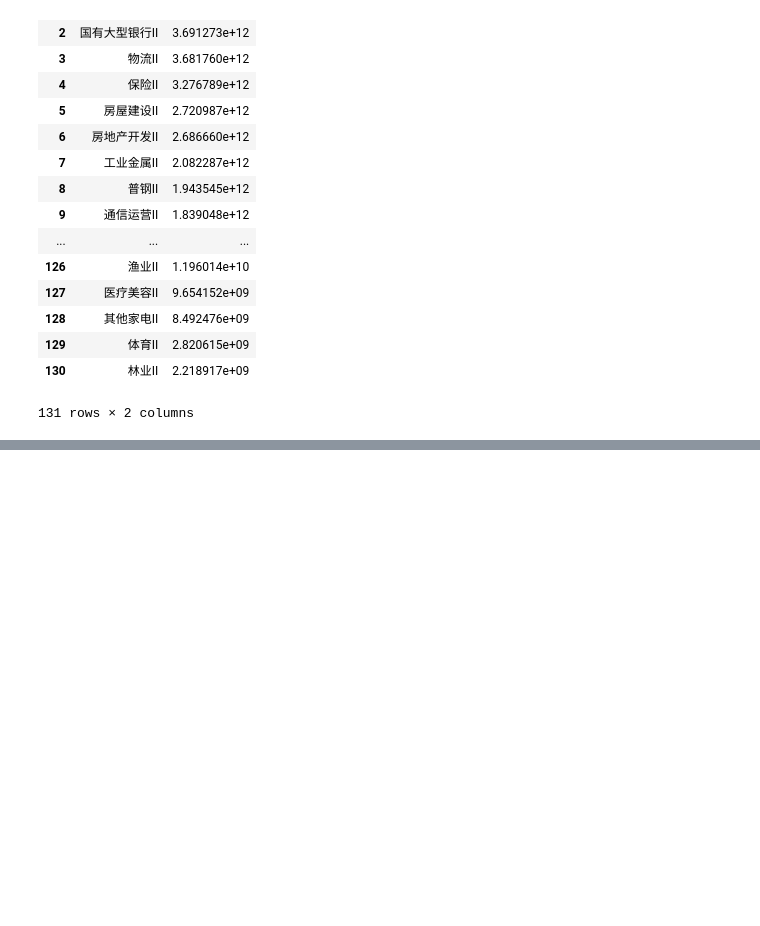
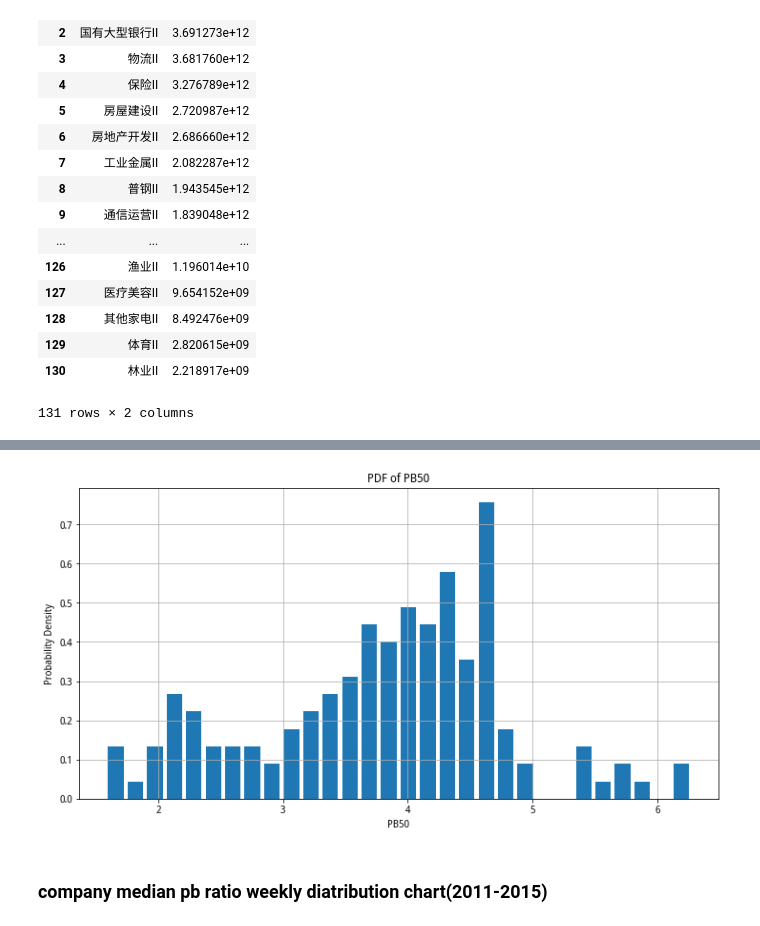
Before and after one commit to yuchenwang521/stock, a Jupyter notebook: quant.ipynb, the cells around one changed output, grey strips where cells are left out. Cells and saved outputs as stored; diff of their text form; code cells hidden in the pictures; blank space fills up the shorter version.

```diff
--- a/quant.ipynb
+++ b/quant.ipynb
@@ -188,0 +551,27 @@ auth success
+# %%
+# Assuming you have the pb50_data DataFrame with column 'pb50'
+
+# Extract the pb50 values from the DataFrame
+pb50_values = pb50_data['pb50'].values
+
+# Calculate the histogram
+hist, bins = np.histogram(pb50_values, bins=30, density=True)
+
+# Calculate the bin centers
+bin_centers = (bins[:-1] + bins[1:]) / 2
+
+# Calculate the width of each bar
+bar_width = np.diff(bins)[0] * 0.8
+
+# Plot the PDF as a bar chart
+plt.figure(figsize=(12, 6))
+plt.bar(bin_centers, hist, width=bar_width, align='center')
+plt.xlabel('PB50')
+plt.ylabel('Probability Density')
+plt.title('PDF of PB50')
+plt.grid(True)
+plt.show()
+# %% [output]
+[figure, added]
+# %% [markdown]
+### company median pb ratio weekly diatribution chart(2011-2015)
```
Also changed, not shown: parts of 57 cells of this notebook.
